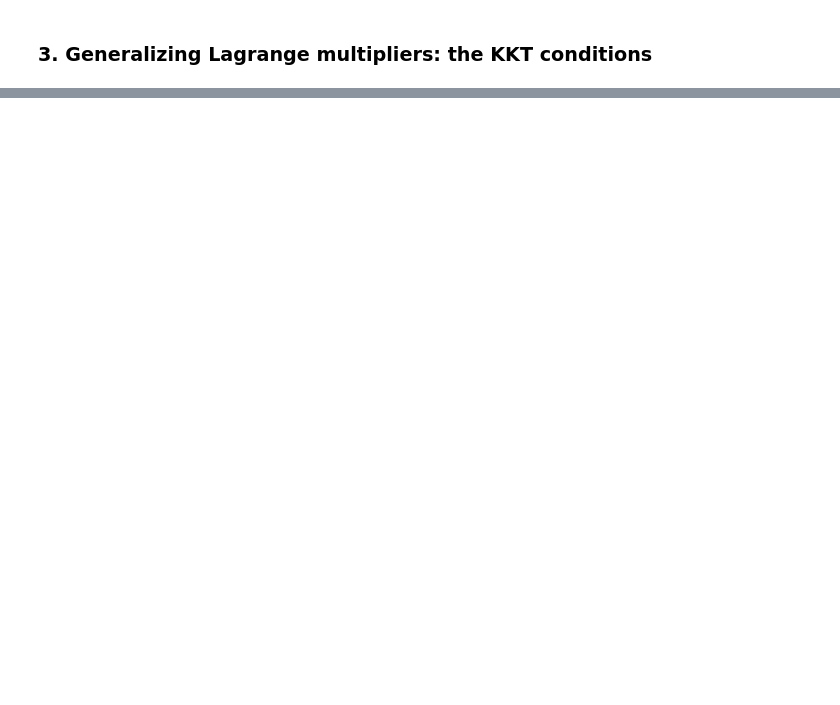
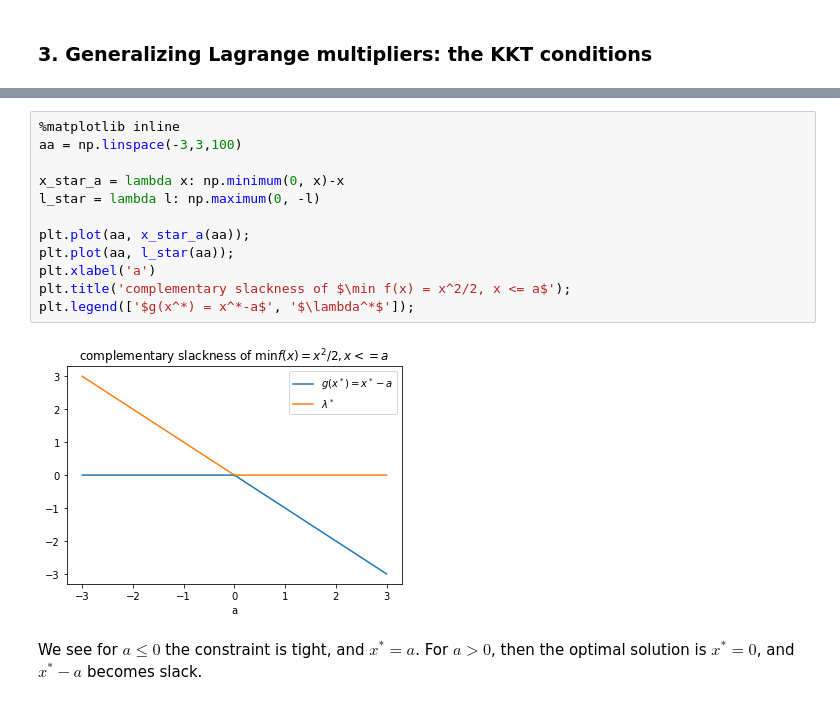
Before and after one commit to benlansdell/convex-tutorial, a Jupyter notebook: convex-tutorial.ipynb, the cells around one changed output, grey strips where cells are left out. Saved outputs shown, nothing was run; the diff lists cells and outputs as text; blank space fills up the shorter version.

```diff
--- a/convex-tutorial.ipynb
+++ b/convex-tutorial.ipynb
@@ -658,0 +808,16 @@ In some cases we may have that the gap between the solution to the dual problem
+# %%
+%matplotlib inline
+aa = np.linspace(-3,3,100)
+
+x_star_a = lambda x: np.minimum(0, x)-x
+l_star = lambda l: np.maximum(0, -l)
+
+plt.plot(aa, x_star_a(aa));
+plt.plot(aa, l_star(aa));
+plt.xlabel('a')
+plt.title('complementary slackness of $\min f(x) = x^2/2, x <= a$');
+plt.legend(['$g(x^*) = x^*-a$', '$\lambda^*$']);
+# %% [output]
+[figure, added]
+# %% [markdown]
+We see for $a\le 0$ the constraint is tight, and $x^* = a$. For $a>0$, then the optimal solution is $x^* = 0$, and $x^* - a$ becomes slack.
```
Also changed, not shown: parts of 26 cells of this notebook, 1 other file.
